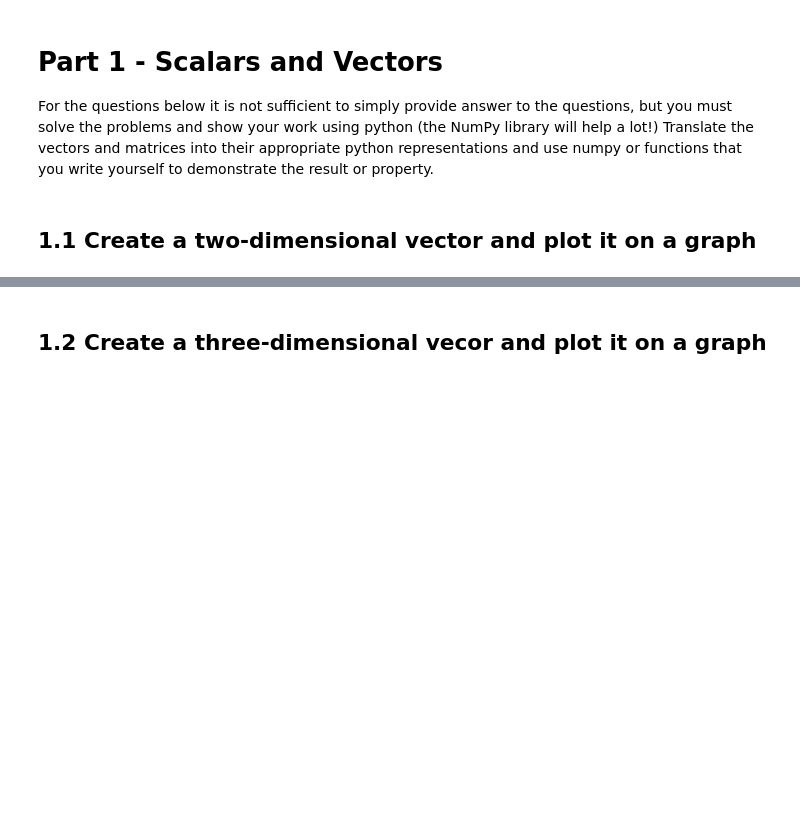
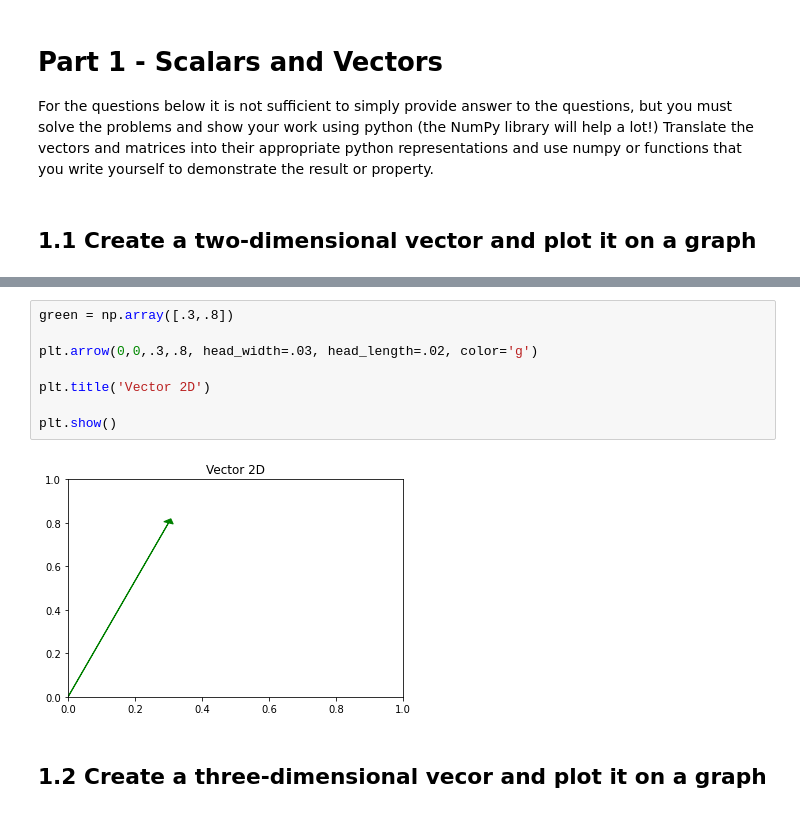
Before and after one commit to bloominstituteoftechnology/DS-Unit-1-Sprint-3-Linear-Algebra, a Jupyter notebook: module1-vectors-and-matrices/LS_DS_131_Vectors_and_Matrices_Assignment.ipynb, the cells around one changed output, grey strips where cells are left out. Cells and saved outputs as stored; diff of their text form; blank space fills up the shorter version.

```diff
--- a/module1-vectors-and-matrices/LS_DS_131_Vectors_and_Matrices_Assignment.ipynb
+++ b/module1-vectors-and-matrices/LS_DS_131_Vectors_and_Matrices_Assignment.ipynb
@@ -7,2 +19,12 @@ For the questions below it is not sufficient to simply provide answer to the que
+# %%
+green = np.array([.3,.8])
+
+plt.arrow(0,0,.3,.8, head_width=.03, head_length=.02, color='g')
+
+plt.title('Vector 2D')
+
+plt.show()
+# %% [output]
+[figure, added]
 # %% [markdown]
 ## 1.2 Create a three-dimensional vecor and plot it on a graph
```
Also changed, not shown: parts of 38 cells of this notebook.
